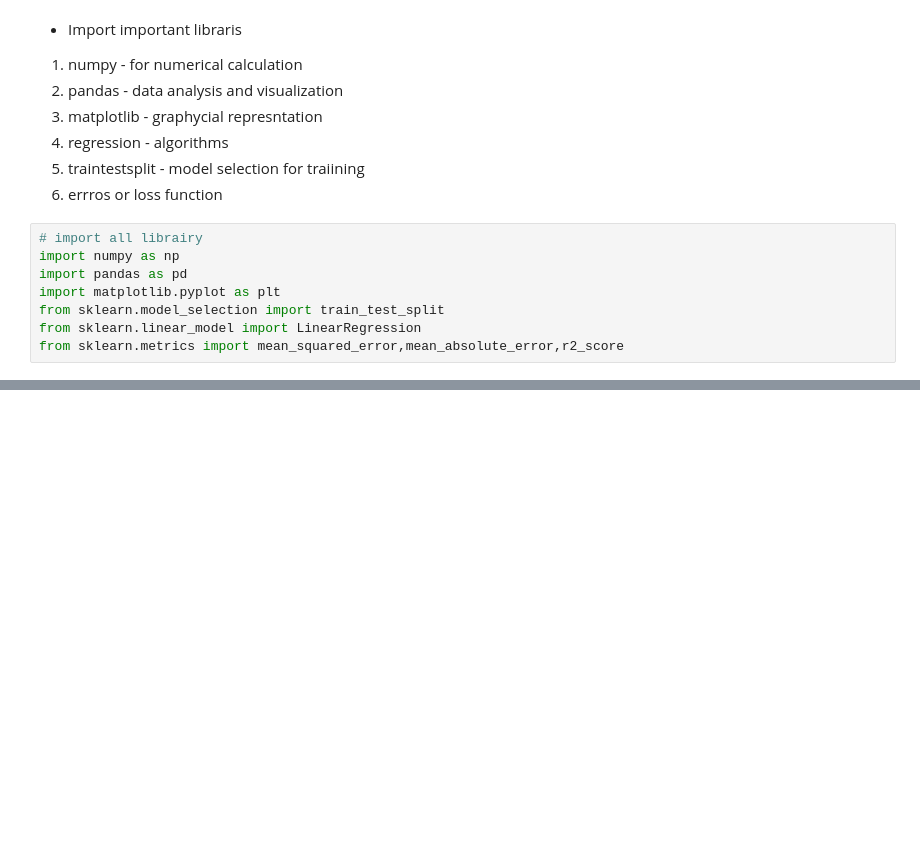
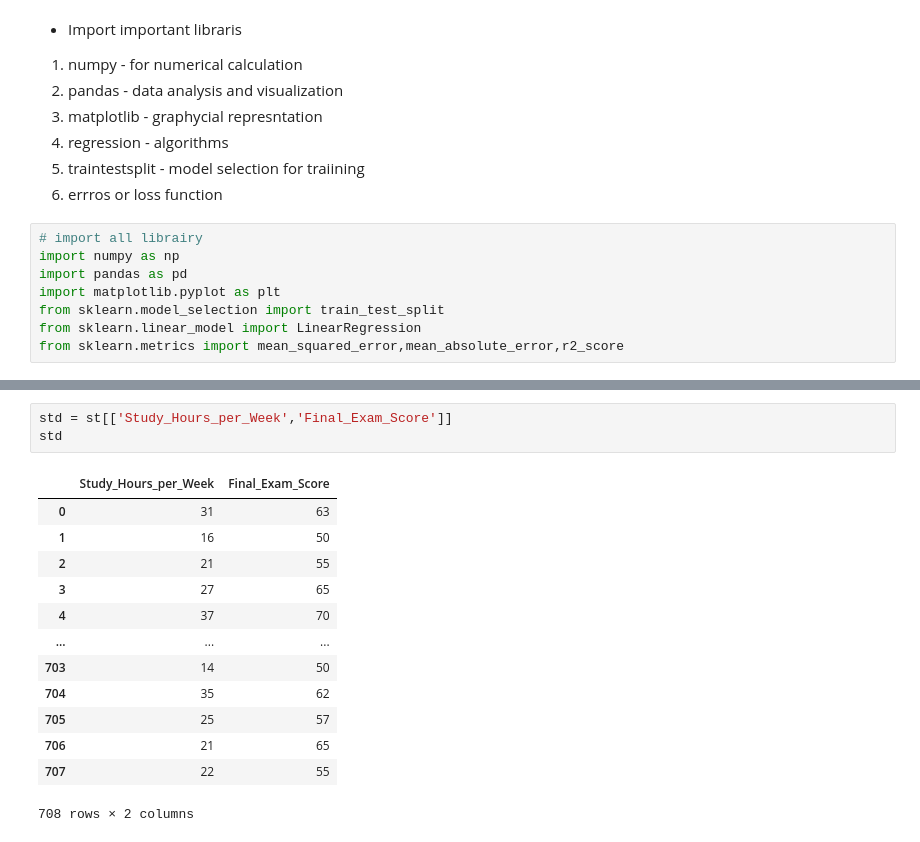
Before and after one commit to subenakhatun/Data-Science, a Jupyter notebook: MachineLearningTheory/linear-regression/linear-regression.ipynb, the cells around one changed output, grey strips where cells are left out. Drawn from its saved outputs; the diff is of its cells as text; blank space fills up the shorter version.

```diff
--- a/MachineLearningTheory/linear-regression/linear-regression.ipynb
+++ b/MachineLearningTheory/linear-regression/linear-regression.ipynb
@@ -171,0 +223,17 @@ from sklearn.metrics import mean_squared_error,mean_absolute_error,r2_score
+# %%
+std = st[['Study_Hours_per_Week','Final_Exam_Score']]
+std
+# %% [output]
+|  | Study_Hours_per_Week | Final_Exam_Score |
+| 0 | 31 | 63 |
+| 1 | 16 | 50 |
+| 2 | 21 | 55 |
+| 3 | 27 | 65 |
+| 4 | 37 | 70 |
+| ... | ... | ... |
+| 703 | 14 | 50 |
+| 704 | 35 | 62 |
+| 705 | 25 | 57 |
+| 706 | 21 | 65 |
+| 707 | 22 | 55 |
+708 rows × 2 columns
```
Also changed, not shown: parts of 7 cells of this notebook.
